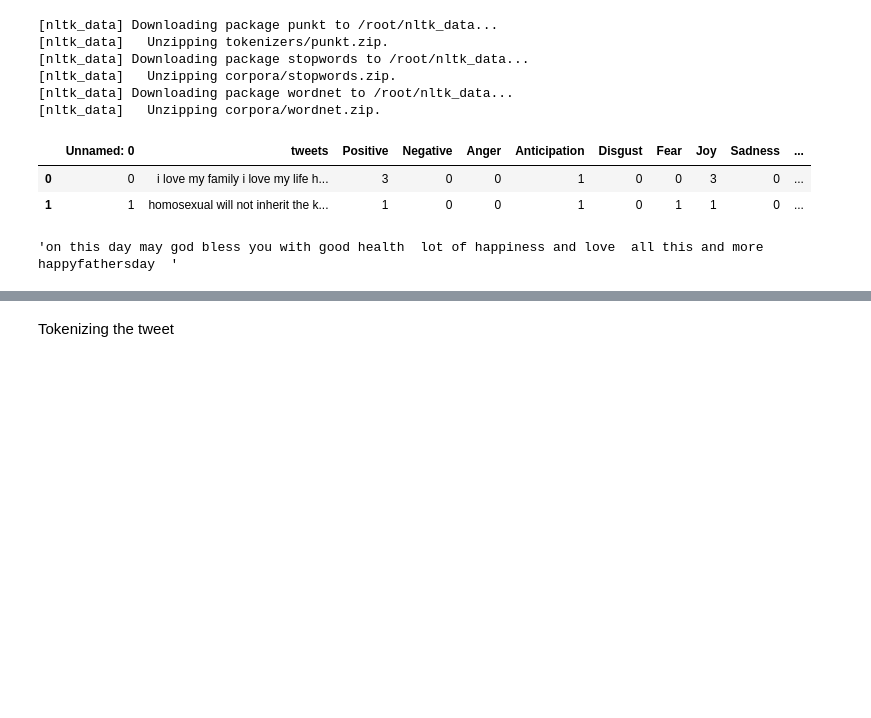
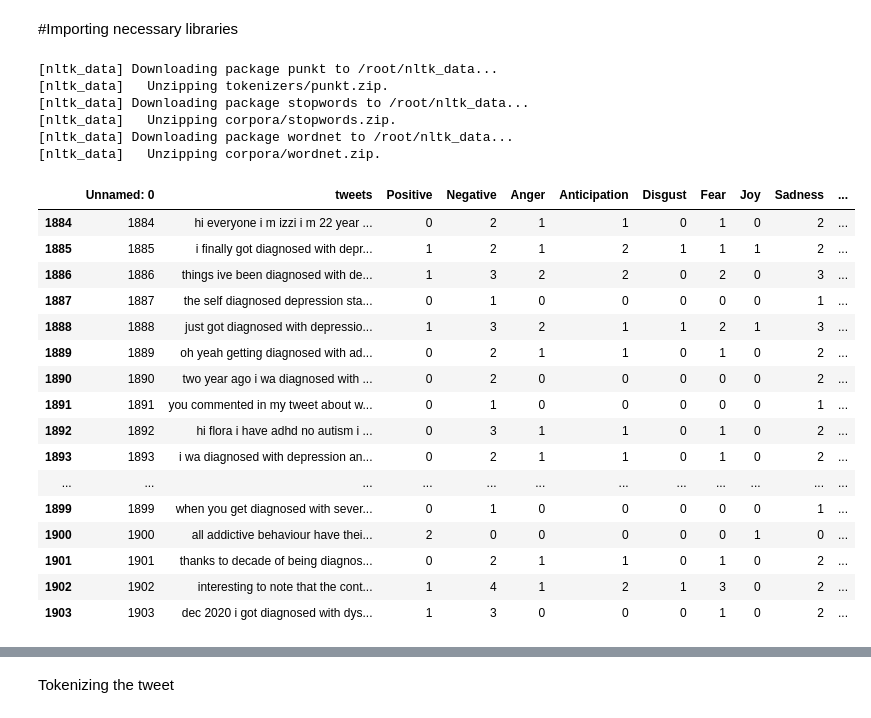
Before and after one commit to Gail529/Mental-health, a Jupyter notebook: lstm_MH_model.ipynb, the cells around one changed output, grey strips where cells are left out. Drawn from its saved outputs; the diff is of its cells as text; code cells hidden in the pictures; blank space fills up the shorter version.

```diff
--- a/lstm_MH_model.ipynb
+++ b/lstm_MH_model.ipynb
@@ -1,5 +1,7 @@
 # %% [markdown]
 <a href="https://colab.research.google.com/github/Gail529/Mental-health/blob/main/lstm_MH_model.ipynb" target="_parent"><img src="https://colab.research.google.com/assets/colab-badge.svg" alt="Open In Colab"/></a>
+# %% [markdown]
+#Importing necessary libraries
 # %%
 import pandas as pd
 import numpy as np
@@ -44,15 +46,23 @@ from tensorflow.keras.layers import Dense, Flatten, LSTM, Dropout, Activation, E
 [nltk_data]   Unzipping corpora/wordnet.zip.
 # %%
 dataframe=pd.read_csv('/content/Mental_health2.csv')
-# %%
-data.head(2)
-# %% [output]
-|  | Unnamed: 0 | tweets | Positive | Negative | Anger | Anticipation | Disgust | Fear | Joy | Sadness | ... |
-| 0 | 0 | i love my family i love my life h... | 3 | 0 | 0 | 1 | 0 | 0 | 3 | 0 | ... |
-| 1 | 1 | homosexual will not inherit the k... | 1 | 0 | 0 | 1 | 0 | 1 | 1 | 0 | ... |
-# %%
-tweets=dataframe['tweets']
-test_text=tweets[567]
-test_text
-# %% [output]
-'on this day may god bless you with good health  lot of happiness and love  all this and more  happyfathersday  '
+# %%
+dataframe.tail(20)
+# %% [output]
+|  | Unnamed: 0 | tweets | Positive | Negative | Anger | Anticipation | Disgust | Fear | Joy | Sadness | ... |
+| 1884 | 1884 | hi everyone i m izzi i m 22 year ... | 0 | 2 | 1 | 1 | 0 | 1 | 0 | 2 | ... |
+| 1885 | 1885 | i finally got diagnosed with depr... | 1 | 2 | 1 | 2 | 1 | 1 | 1 | 2 | ... |
+| 1886 | 1886 | things ive been diagnosed with de... | 1 | 3 | 2 | 2 | 0 | 2 | 0 | 3 | ... |
+| 1887 | 1887 | the self diagnosed depression sta... | 0 | 1 | 0 | 0 | 0 | 0 | 0 | 1 | ... |
+| 1888 | 1888 | just got diagnosed with depressio... | 1 | 3 | 2 | 1 | 1 | 2 | 1 | 3 | ... |
+| 1889 | 1889 | oh yeah getting diagnosed with ad... | 0 | 2 | 1 | 1 | 0 | 1 | 0 | 2 | ... |
+| 1890 | 1890 | two year ago i wa diagnosed with ... | 0 | 2 | 0 | 0 | 0 | 0 | 0 | 2 | ... |
+| 1891 | 1891 | you commented in my tweet about w... | 0 | 1 | 0 | 0 | 0 | 0 | 0 | 1 | ... |
+| 1892 | 1892 | hi flora i have adhd no autism i ... | 0 | 3 | 1 | 1 | 0 | 1 | 0 | 2 | ... |
+| 1893 | 1893 | i wa diagnosed with depression an... | 0 | 2 | 1 | 1 | 0 | 1 | 0 | 2 | ... |
+| ... | ... | ... | ... | ... | ... | ... | ... | ... | ... | ... | ... |
+| 1899 | 1899 | when you get diagnosed with sever... | 0 | 1 | 0 | 0 | 0 | 0 | 0 | 1 | ... |
+| 1900 | 1900 | all addictive behaviour have thei... | 2 | 0 | 0 | 0 | 0 | 0 | 1 | 0 | ... |
+| 1901 | 1901 | thanks to decade of being diagnos... | 0 | 2 | 1 | 1 | 0 | 1 | 0 | 2 | ... |
+| 1902 | 1902 | interesting to note that the cont... | 1 | 4 | 1 | 2 | 1 | 3 | 0 | 2 | ... |
+| 1903 | 1903 | dec 2020 i got diagnosed with dys... | 1 | 3 | 0 | 0 | 0 | 1 | 0 | 2 | ... |
```
Also changed, not shown: parts of 20 cells of this notebook.
